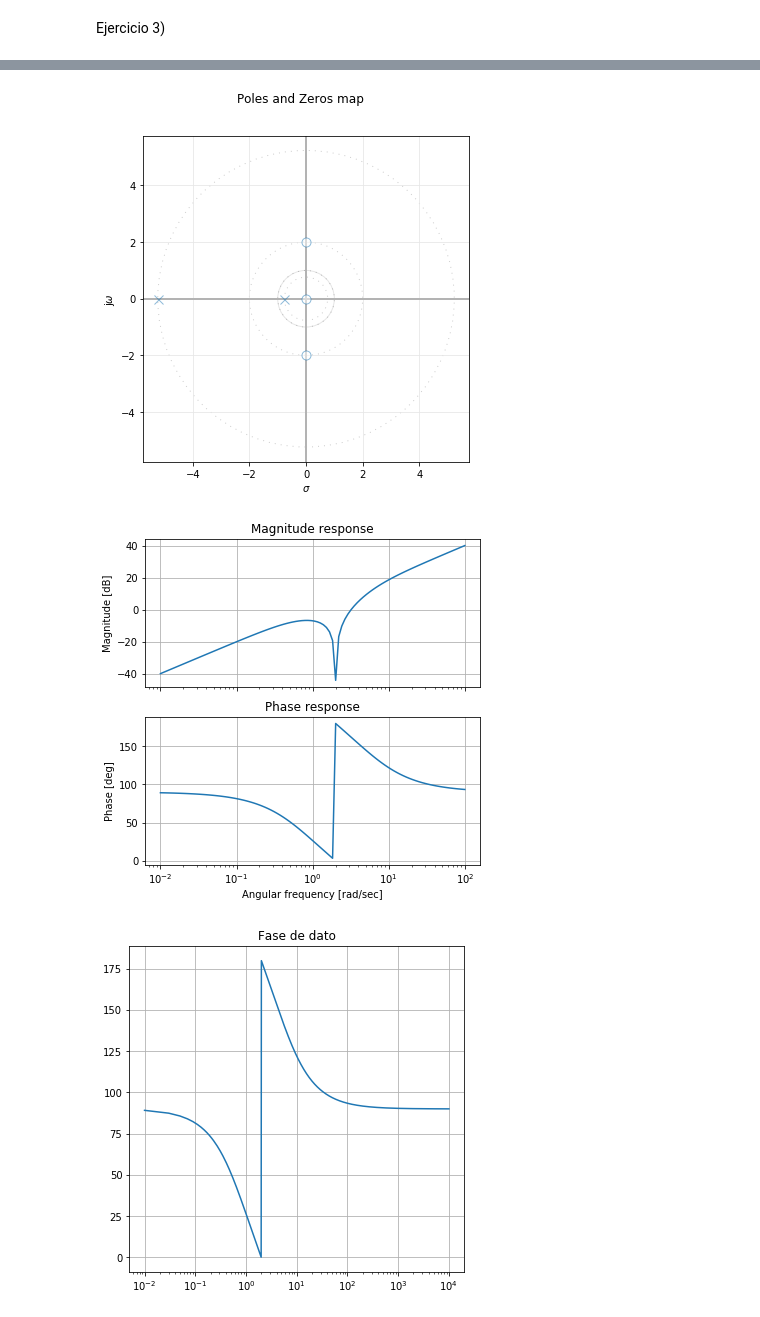
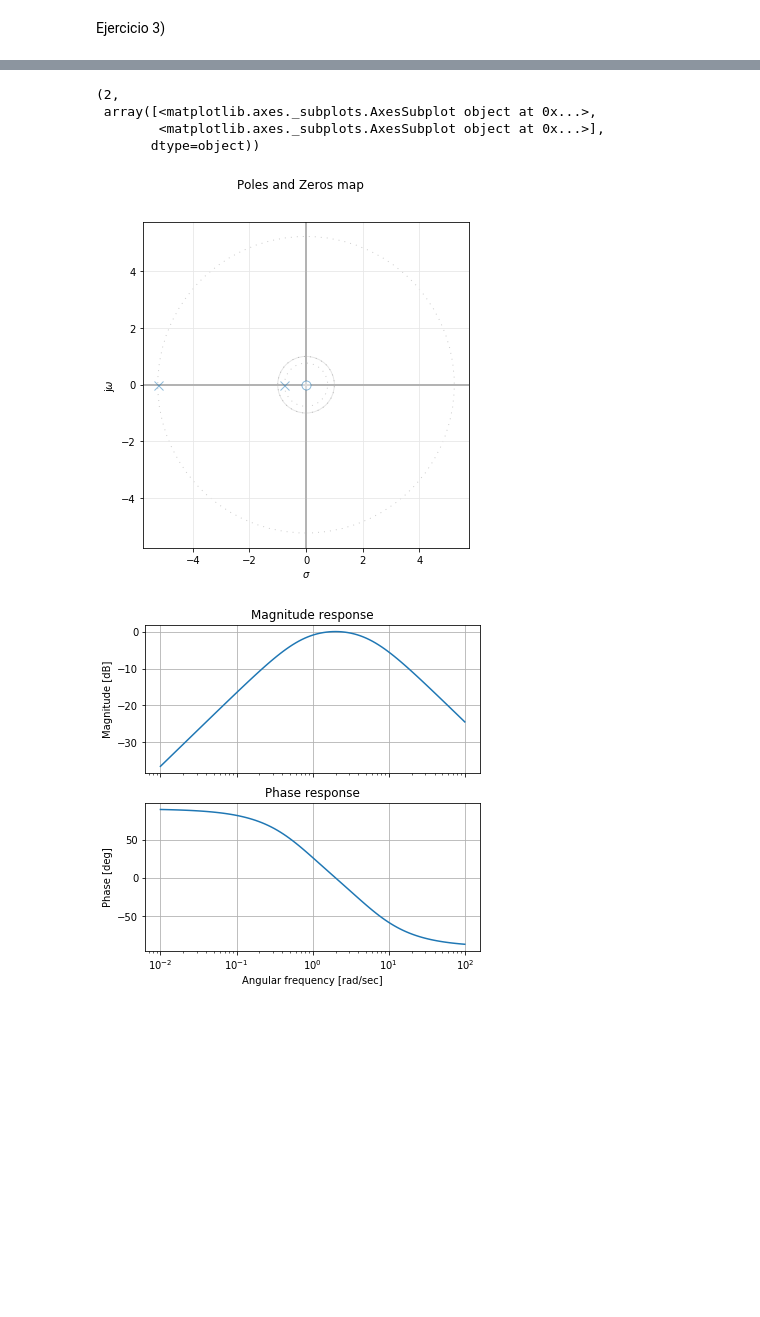
Before and after one commit to AlejandroSobral/TC-II, a Jupyter notebook: Desafio 08-06/Desafio 08-06.ipynb, the cells around one changed output, grey strips where cells are left out. Drawn from its saved outputs; the diff is of its cells as text; code cells hidden in the pictures; blank space fills up the shorter version.

```diff
--- a/Desafio 08-06/Desafio 08-06.ipynb
+++ b/Desafio 08-06/Desafio 08-06.ipynb
@@ -177,6 +176,6 @@ Por supuesto que hice el circuito, y que lo haré debidamente cuando tenga el re
 # %%
 S, W=symbols('S W')
-num = [1,0,4,0]
+num = [6,0]
 den = [1,6,4]
 
 
@@ -185,19 +184,6 @@ filtro = TransferFunction(num, den)
 print(f'filtro={filtro}')
 pzmap(filtro)
 bodePlot(filtro)
-
-
-
-t2 = np.arange(0.01, 10000.0, 0.02)
-
-plt.figure()
-
-plt.subplot(111)
-plt.title('Fase de dato')
-plt.xscale('log')
-plt.grid(True)
-plt.plot(t2,180/2 -np.arctan(6*t2/(-t2**2 +4))*180/np.pi)
-plt.show()
 # %% [output]
 roots=<function roots at 0x...>
 filtro=TransferFunctionContinuous(
@@ -205,6 +191,9 @@ array([1., 0., 4., 0.]),
 array([1., 6., 4.]),
 dt: None
 )
+(2,
+ array([<matplotlib.axes._subplots.AxesSubplot object at 0x...>,
+        <matplotlib.axes._subplots.AxesSubplot object at 0x...>],
+       dtype=object))
-[figure, old version]
+[figure, new version]
-[figure, old version]
+[figure, new version]
-[figure, removed]
```
Also changed, not shown: parts of 4 cells of this notebook, 2 other files.
